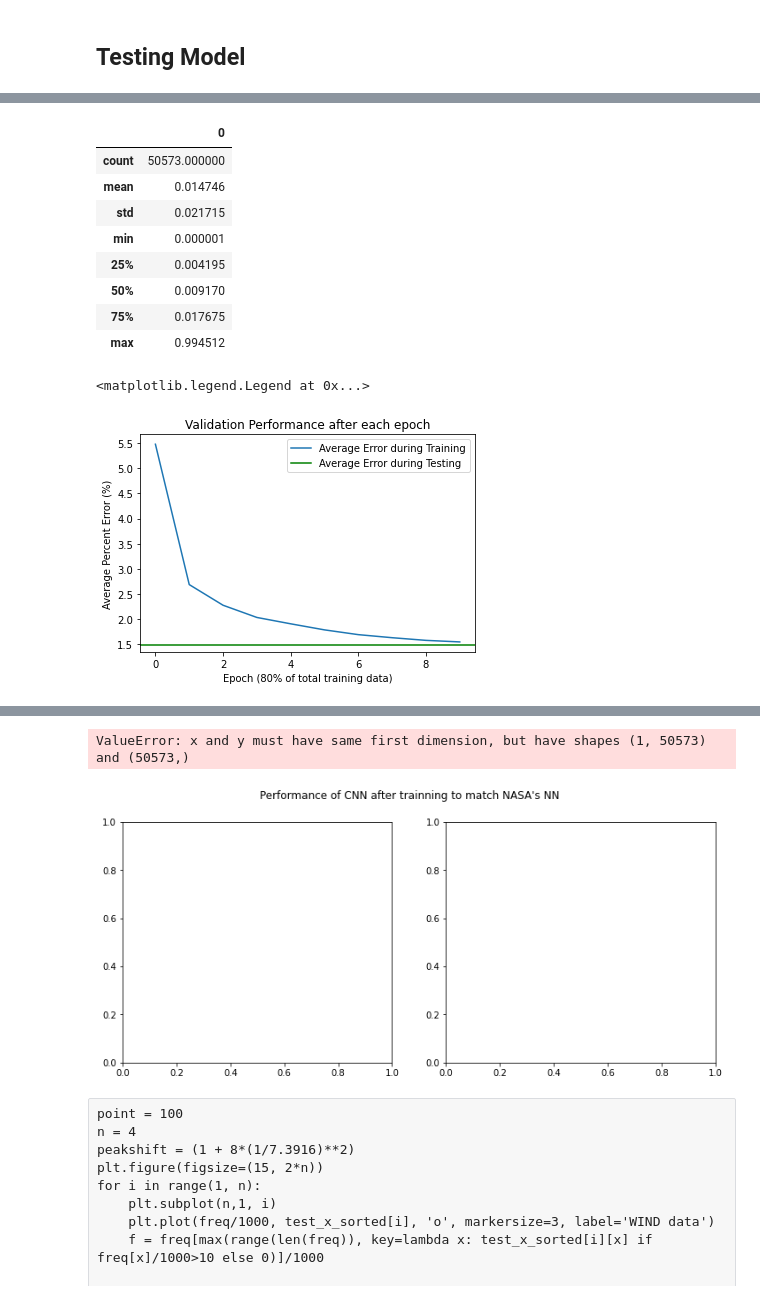
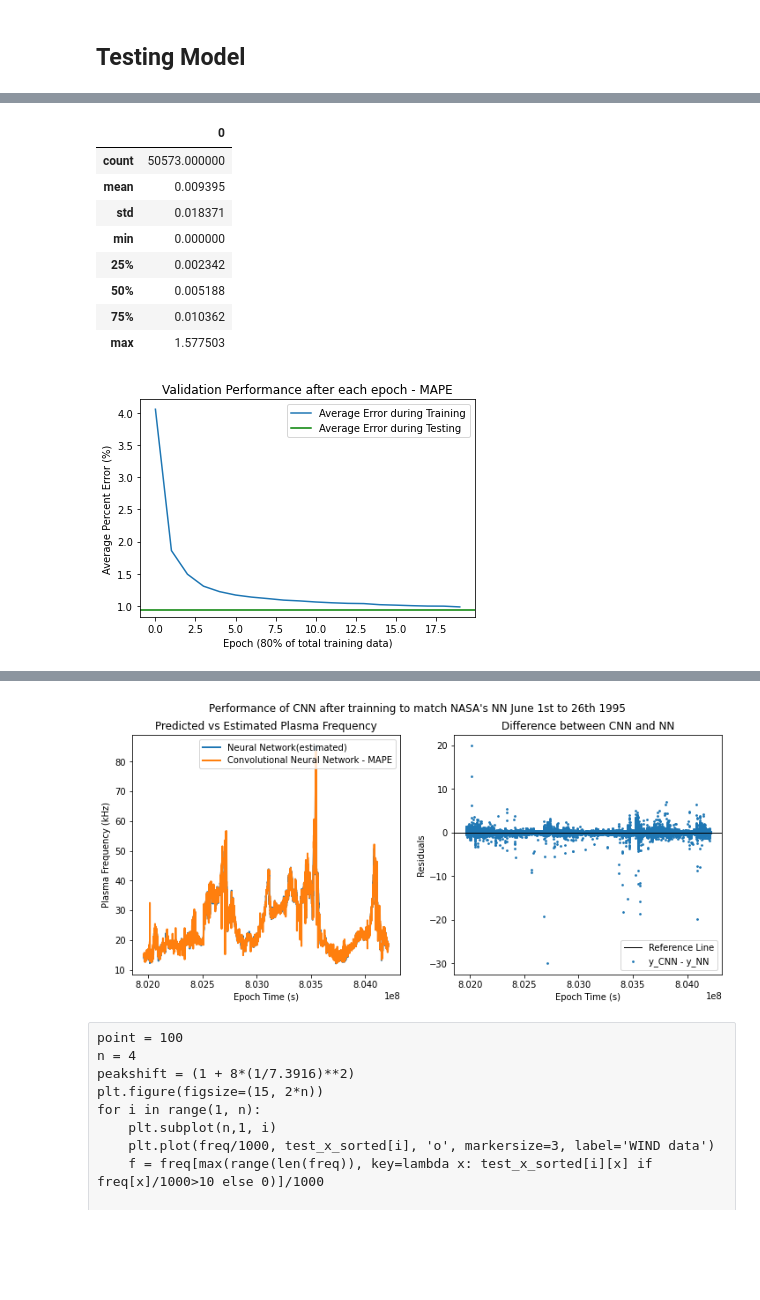
Before and after one commit to AyushmaanAggarwal/qtn-proj-ayu, a Jupyter notebook: cnn_wind.ipynb, the cells around one changed output, grey strips where cells are left out. Saved outputs shown, nothing was run; the diff lists cells and outputs as text; code cells hidden in the pictures; blank space fills up the shorter version.

Commit message:
Tested several huber delta values and loss functions, improved general code of cnn and anlysis

```diff
--- a/cnn_wind.ipynb
+++ b/cnn_wind.ipynb
@@ -31,12 +36,13 @@ keras.utils.set_random_seed(5)
 # %%
 with open("data/pickle/data", 'rb') as file:
     var = pickle.load(file=file)
-    max_y            = var["max_y"][:][0]
+    max_y            = var["max_y"]
     train_x_data     = var["train_x_data"][:]
     train_y_data     = var["train_y_data"][:]
     test_time_sorted = var["test_time_sorted"][:]
     test_x_sorted    = var["test_x_sorted"][:]
     test_y_sorted    = var["test_y_sorted"][:]
+    freq             = var["freq"][:]
 # %% [markdown]
 ## Building Model
 # %%
@@ -58,11 +81,11 @@ To enable them in other operations, rebuild TensorFlow with the appropriate comp
 # %% [markdown]
 ## Training algorithm
 # %%
-model.compile(loss = lambda y_true, y_pred: keras.losses.huber(y_true, y_pred, .75),
+model.compile(loss = keras.losses.mean_absolute_percentage_error,#lambda y_true, y_pred: keras.losses.huber(y_true, y_pred, .0015),
    optimizer = keras.optimizers.Adam(), metrics = ['MeanAbsolutePercentageError'])
 # %%
 step_num = 12800#int(len(train_y_data)//32)
 history = model.fit(
-    x=train_x_data[:], y=train_y_data[:], epochs=10, batch_size=32, steps_per_epoch=step_num,
-    validation_split=.1, workers=8, use_multiprocessing=True, verbose=2)
+    x=train_x_data[:], y=train_y_data[:], epochs=20, batch_size=32, steps_per_epoch=step_num,
+    validation_split=.1, workers=8, use_multiprocessing=True, verbose=2, shuffle=True)
 # %% [output]
@@ -101,15 +121,16 @@ denorm_test = denorm(test_y_sorted, max_y)
 denorm_pred = denorm(pred_y, max_y)[:,0]
 lst = list(map(lambda i: abs(denorm_pred[i]-denorm_test[i])/denorm_test[i],
                range(len(pred_y))))
-
+lst2 = list(map(lambda i: abs(denorm_pred[i]-denorm_test[i]),
+               range(len(pred_y))))
 pd.DataFrame(lst).describe()
 # %% [output]
 |  | 0 |
 | count | 50573.000000 |
-| mean | 0.014746 |
-| std | 0.021715 |
-| min | 0.000001 |
-| 25% | 0.004195 |
-| 50% | 0.009170 |
-| 75% | 0.017675 |
-| max | 0.994512 |
+| mean | 0.009395 |
+| std | 0.018371 |
+| min | 0.000000 |
+| 25% | 0.002342 |
+| 50% | 0.005188 |
+| 75% | 0.010362 |
+| max | 1.577503 |
@@ -116,24 +142,23 @@ pd.DataFrame(lst).describe()
 # %%
 plt.figure(facecolor='w')
-plt.title("Validation Performance after each epoch")
+plt.title("Validation Performance after each epoch - MAPE")
 plt.plot(history.history["mean_absolute_percentage_error"], label="Average Error during Training")
 plt.axhline(perf[1], color='g', label="Average Error during Testing")
 plt.xlabel("Epoch (80% of total training data)")
 plt.ylabel("Average Percent Error (%)")
 plt.legend()
-#plt.savefig("plots/validation_performance_over_time.png")
+plt.savefig("plots/validation_performance_over_time_mape.png", dpi=500)
 # %% [output]
-<matplotlib.legend.Legend at 0x...>
-[figure, old version]
+[figure, new version]
 # %%
 pred_y = model.predict(test_x_sorted)
 fig, (ax0, ax1) = plt.subplots(1,2, figsize=(6*2,5), facecolor='w')
-fig.suptitle("Performance of CNN after trainning to match NASA's NN")
+fig.suptitle("Performance of CNN after trainning to match NASA's NN June 1st to 26th 1995")
 
-ax0.plot(test_time_sorted, denorm(test_y_sorted, max_y), label="Neural Network(estimated)",linewidth=2)
-ax0.plot(test_time_sorted, denorm(pred_y, max_y), label="Convolutional Neural Network",linewidth=2)
-ax0.set_title("Predicted vs Estimated Plasma Frequency over time")
-ax0.set_xlabel("Time (s)")
+ax0.plot(test_time_sorted, denorm_test, label="Neural Network(estimated)",linewidth=2)
+ax0.plot(test_time_sorted, denorm_pred, label="Convolutional Neural Network - MAPE",linewidth=2)
+ax0.set_title("Predicted vs Estimated Plasma Frequency")
+ax0.set_xlabel("Epoch Time (s)")
 ax0.set_ylabel("Plasma Frequency (kHz)")
 ax0.legend()
 
@@ -146,9 +171,9 @@ for i in range(len(res)):
         ax1.scatter(test_time_sorted[i], res[i], s=3, color='r')
 
 ax1.set_title("Difference between CNN and NN")
-ax1.set_xlabel("Time (s)")
+ax1.set_xlabel("Epoch Time (s)")
 ax1.set_ylabel("Residuals")
 ax1.legend(loc='lower right')
 
-fig.savefig("plots/performance_on_test_dataset.png", dpi=500)
+fig.savefig("plots/performance_on_test_dataset_mape.png", dpi=500)
 # %% [output]
@@ -156,5 +181,4 @@ fig.savefig("plots/performance_on_test_dataset.png", dpi=500)
-ValueError: x and y must have same first dimension, but have shapes (1, 50573) and (50573,)
-[figure, old version]
+[figure, new version]
 # %% [raw]
 point = 100
 n = 4
```
Also changed, not shown: parts of 15 cells of this notebook, 1 other file.
